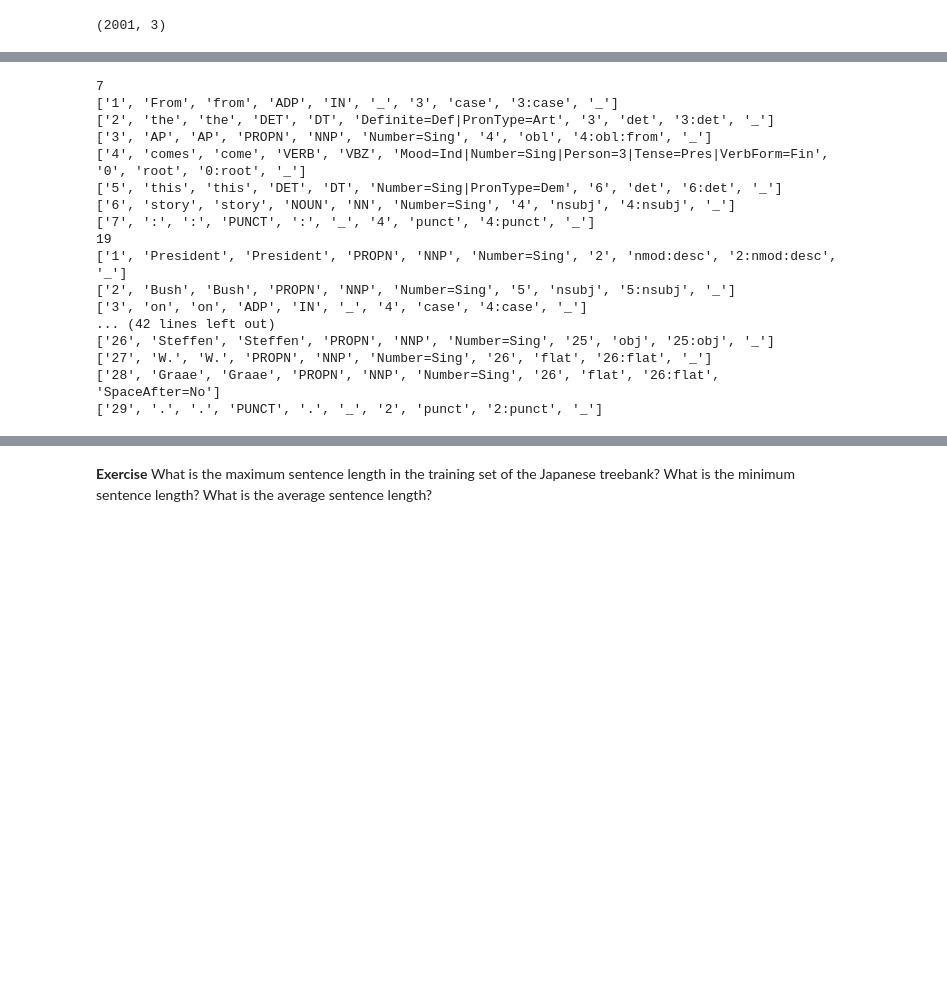
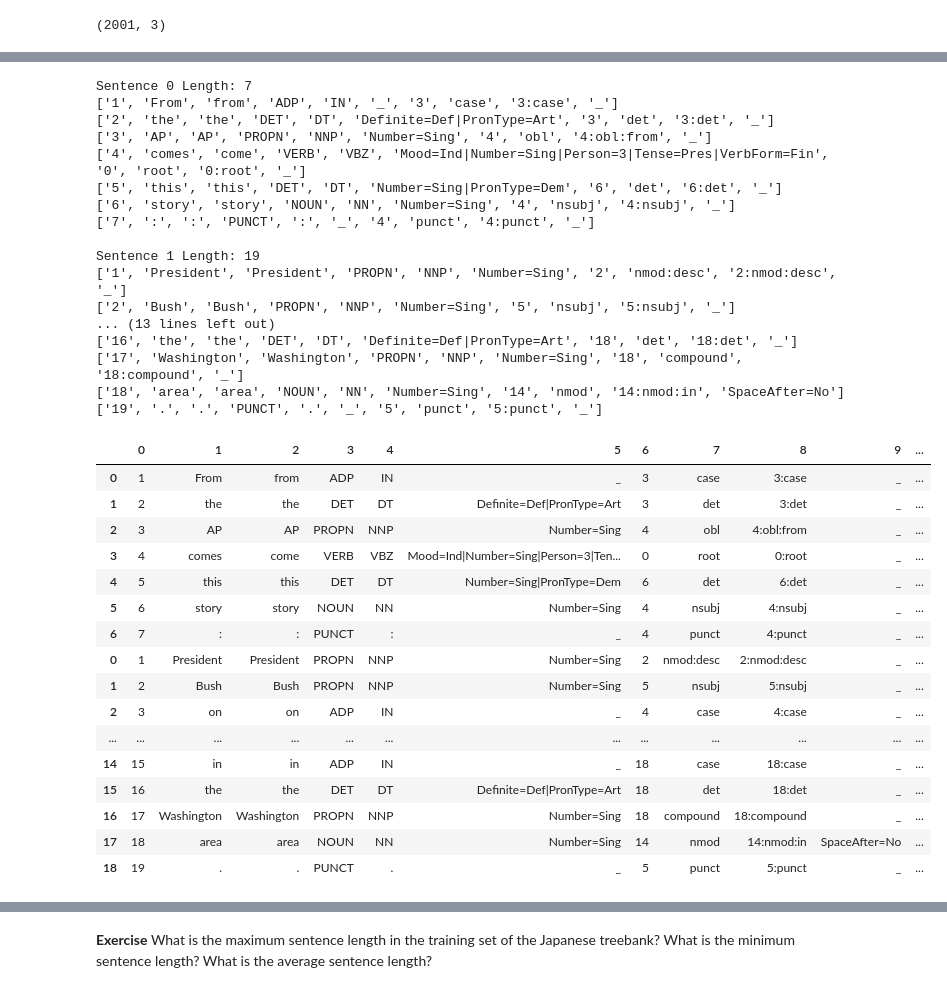
Before and after one commit to Brinkley97/lin_6932_all_computational_models_are_wrong, a Jupyter notebook: detraviousjb-codingRecitation-3-dependencyTrees-experiments.ipynb, the cells around one changed output, grey strips where cells are left out. Drawn from its saved outputs; the diff is of its cells as text; code cells hidden in the pictures; blank space fills up the shorter version.

```diff
--- a/detraviousjb-codingRecitation-3-dependencyTrees-experiments.ipynb
+++ b/detraviousjb-codingRecitation-3-dependencyTrees-experiments.ipynb
@@ -127,4 +127,5 @@ len(all_dataset_sents), len(all_dataset_sents[:3])
 # %% [output]
 (2001, 3)
 # %%
-all_dataset_sents = all_dataset_sents[:3]
+all_dataset_sents = all_dataset_sents[:2]
+all_dataset_sents
@@ -131,28 +154,61 @@ all_dataset_sents = all_dataset_sents[:3]
 # %%
 get_lengths = []
+dataset_sents_dfs = []
+sentence_count = 1
+sentence_counts = []
+
 for all_dataset_sents_idx in range(len(all_dataset_sents)):
+    collect_dataset_sents = []
     dataset_sents = all_dataset_sents[all_dataset_sents_idx]
-    print(len(dataset_sents))
+    print(f"Sentence {all_dataset_sents_idx} Length: {len(dataset_sents)}")
     get_lengths.append(len(dataset_sents))
     # print(dataset_sents)
     for dataset_sents_idx in range(len(dataset_sents)):
         dataset_sent = dataset_sents[dataset_sents_idx]
         print(dataset_sent)
+        collect_dataset_sents.append(dataset_sent)
+        sentence_counts.append(sentence_count)
+    print()
+    sentence_count = sentence_count + 1
+
+    dataset_sents_df = pd.DataFrame(collect_dataset_sents)
+    # print(dataset_sents_df)
+    dataset_sents_dfs.append(dataset_sents_df)
+df = pd.concat(dataset_sents_dfs)
+df['Sentence Number'] = sentence_counts
+df
 # %% [output]
-7
+Sentence 0 Length: 7
 ['1', 'From', 'from', 'ADP', 'IN', '_', '3', 'case', '3:case', '_']
 ['2', 'the', 'the', 'DET', 'DT', 'Definite=Def|PronType=Art', '3', 'det', '3:det', '_']
 ['3', 'AP', 'AP', 'PROPN', 'NNP', 'Number=Sing', '4', 'obl', '4:obl:from', '_']
 ['4', 'comes', 'come', 'VERB', 'VBZ', 'Mood=Ind|Number=Sing|Person=3|Tense=Pres|VerbForm=Fin', '0', 'root', '0:root', '_']
 ['5', 'this', 'this', 'DET', 'DT', 'Number=Sing|PronType=Dem', '6', 'det', '6:det', '_']
 ['6', 'story', 'story', 'NOUN', 'NN', 'Number=Sing', '4', 'nsubj', '4:nsubj', '_']
 ['7', ':', ':', 'PUNCT', ':', '_', '4', 'punct', '4:punct', '_']
-19
+
+Sentence 1 Length: 19
 ['1', 'President', 'President', 'PROPN', 'NNP', 'Number=Sing', '2', 'nmod:desc', '2:nmod:desc', '_']
 ['2', 'Bush', 'Bush', 'PROPN', 'NNP', 'Number=Sing', '5', 'nsubj', '5:nsubj', '_']
-['3', 'on', 'on', 'ADP', 'IN', '_', '4', 'case', '4:case', '_']
-... (42 lines left out)
-['26', 'Steffen', 'Steffen', 'PROPN', 'NNP', 'Number=Sing', '25', 'obj', '25:obj', '_']
-['27', 'W.', 'W.', 'PROPN', 'NNP', 'Number=Sing', '26', 'flat', '26:flat', '_']
-['28', 'Graae', 'Graae', 'PROPN', 'NNP', 'Number=Sing', '26', 'flat', '26:flat', 'SpaceAfter=No']
-['29', '.', '.', 'PUNCT', '.', '_', '2', 'punct', '2:punct', '_']
+... (13 lines left out)
+['16', 'the', 'the', 'DET', 'DT', 'Definite=Def|PronType=Art', '18', 'det', '18:det', '_']
+['17', 'Washington', 'Washington', 'PROPN', 'NNP', 'Number=Sing', '18', 'compound', '18:compound', '_']
+['18', 'area', 'area', 'NOUN', 'NN', 'Number=Sing', '14', 'nmod', '14:nmod:in', 'SpaceAfter=No']
+['19', '.', '.', 'PUNCT', '.', '_', '5', 'punct', '5:punct', '_']
+|  | 0 | 1 | 2 | 3 | 4 | 5 | 6 | 7 | 8 | 9 | ... |
+| 0 | 1 | From | from | ADP | IN | _ | 3 | case | 3:case | _ | ... |
+| 1 | 2 | the | the | DET | DT | Definite=Def|PronType=Art | 3 | det | 3:det | _ | ... |
+| 2 | 3 | AP | AP | PROPN | NNP | Number=Sing | 4 | obl | 4:obl:from | _ | ... |
+| 3 | 4 | comes | come | VERB | VBZ | Mood=Ind|Number=Sing|Person=3|Ten... | 0 | root | 0:root | _ | ... |
+| 4 | 5 | this | this | DET | DT | Number=Sing|PronType=Dem | 6 | det | 6:det | _ | ... |
+| 5 | 6 | story | story | NOUN | NN | Number=Sing | 4 | nsubj | 4:nsubj | _ | ... |
+| 6 | 7 | : | : | PUNCT | : | _ | 4 | punct | 4:punct | _ | ... |
+| 0 | 1 | President | President | PROPN | NNP | Number=Sing | 2 | nmod:desc | 2:nmod:desc | _ | ... |
+| 1 | 2 | Bush | Bush | PROPN | NNP | Number=Sing | 5 | nsubj | 5:nsubj | _ | ... |
+| 2 | 3 | on | on | ADP | IN | _ | 4 | case | 4:case | _ | ... |
+| ... | ... | ... | ... | ... | ... | ... | ... | ... | ... | ... | ... |
+| 14 | 15 | in | in | ADP | IN | _ | 18 | case | 18:case | _ | ... |
+| 15 | 16 | the | the | DET | DT | Definite=Def|PronType=Art | 18 | det | 18:det | _ | ... |
+| 16 | 17 | Washington | Washington | PROPN | NNP | Number=Sing | 18 | compound | 18:compound | _ | ... |
+| 17 | 18 | area | area | NOUN | NN | Number=Sing | 14 | nmod | 14:nmod:in | SpaceAfter=No | ... |
+| 18 | 19 | . | . | PUNCT | . | _ | 5 | punct | 5:punct | _ | ... |
```
Also changed, not shown: parts of 16 cells of this notebook.
